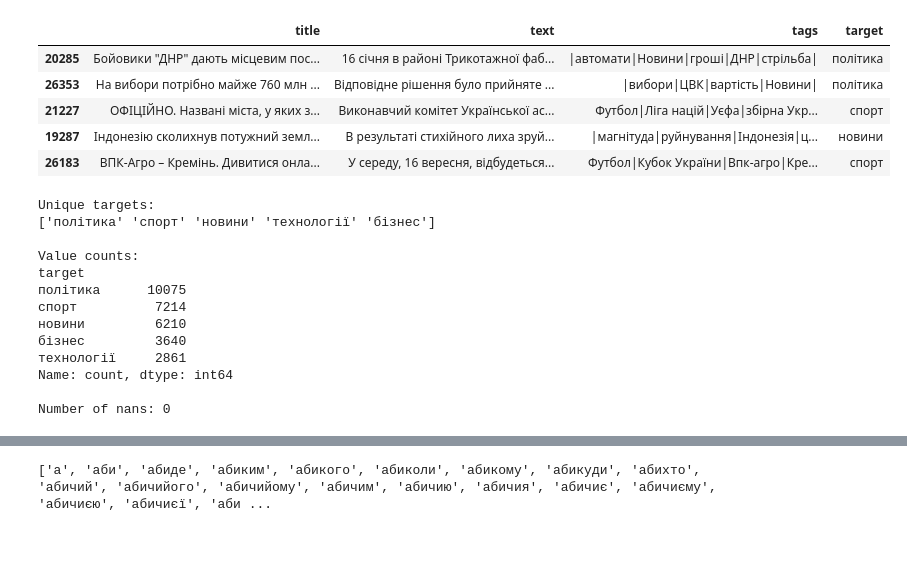
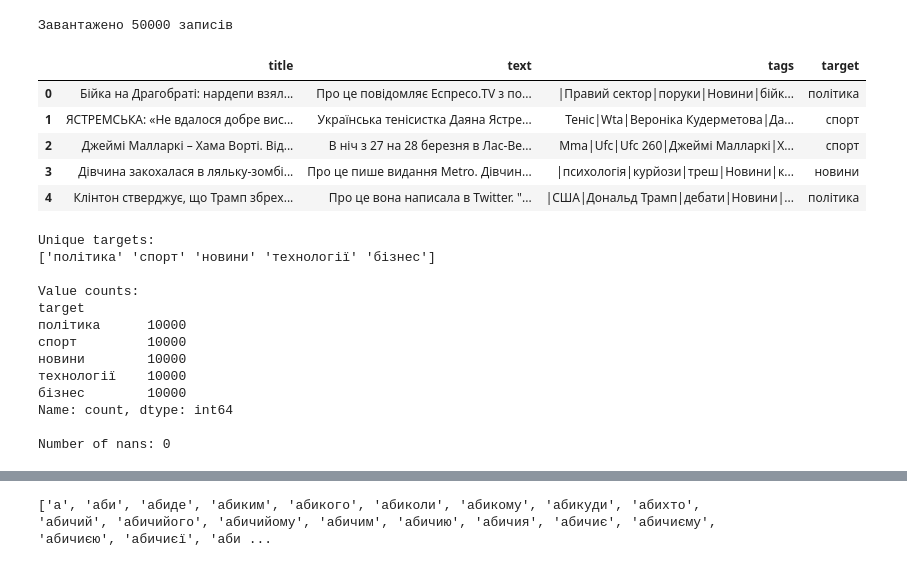
Before and after one commit to yatsenq/CourseWork, a Jupyter notebook: Models/THEME/theme_model.ipynb, the cells around one changed output, grey strips where cells are left out. Cells and saved outputs as stored; diff of their text form; code cells hidden in the pictures.

```diff
--- a/Models/THEME/theme_model.ipynb
+++ b/Models/THEME/theme_model.ipynb
@@ -15,15 +15,17 @@ from sklearn.svm import LinearSVC
 # %%
 path = "C:/Users/igrew/OneDrive/Desktop/Course Work/Datasets/ua_news_test_theme.csv"
 df = pd.read_csv(path)
-df = df.sample(n=30000, random_state=41).dropna()
+df = df.dropna()
+print(f"Завантажено {len(df)} записів")
 df.head()
 # %% [output]
+Завантажено 50000 записів
 |  | title | text | tags | target |
-| 20285 | Бойовики "ДНР" дають місцевим пос... | 16 січня в районі Трикотажної фаб... | |автомати|Новини|гроші|ДНР|стрільба| | політика |
-| 26353 | На вибори потрібно майже 760 млн ... | Відповідне рішення було прийняте ... | |вибори|ЦВК|вартість|Новини| | політика |
-| 21227 | ОФІЦІЙНО. Названі міста, у яких з... | Виконавчий комітет Української ас... | Футбол|Ліга націй|Уєфа|збірна Укр... | спорт |
-| 19287 | Індонезію сколихнув потужний земл... | В результаті стихійного лиха зруй... | |магнітуда|руйнування|Індонезія|ц... | новини |
-| 26183 | ВПК-Агро – Кремінь. Дивитися онла... | У середу, 16 вересня, відбудеться... | Футбол|Кубок України|Впк-агро|Кре... | спорт |
+| 0 | Бійка на Драгобраті: нардепи взял... | Про це повідомляє Еспресо.TV з по... | |Правий сектор|поруки|Новини|бійк... | політика |
+| 1 | ЯСТРЕМСЬКА: «Не вдалося добре вис... | Українська тенісистка Даяна Ястре... | Теніс|Wta|Вероніка Кудерметова|Да... | спорт |
+| 2 | Джеймі Малларкі – Хама Ворті. Від... | В ніч з 27 на 28 березня в Лас-Ве... | Mma|Ufc|Ufc 260|Джеймі Малларкі|Х... | спорт |
+| 3 | Дівчина закохалася в ляльку-зомбі... | Про це пише видання Metro. Дівчин... | |психологія|курйози|треш|Новини|к... | новини |
+| 4 | Клінтон стверджує, що Трамп збрех... | Про це вона написала в Twitter. "... | |США|Дональд Трамп|дебати|Новини|... | політика |
 # %%
 print("Unique targets:")
 print(df['target'].unique())
@@ -36,11 +38,11 @@ Unique targets:
 
 Value counts:
 target
-політика      10075
-спорт          7214
-новини         6210
-бізнес         3640
-технології     2861
+політика      10000
+спорт         10000
+новини        10000
+технології    10000
+бізнес        10000
 Name: count, dtype: int64
 
 Number of nans: 0
```
Also changed, not shown: parts of 15 cells of this notebook, 14 other files.
